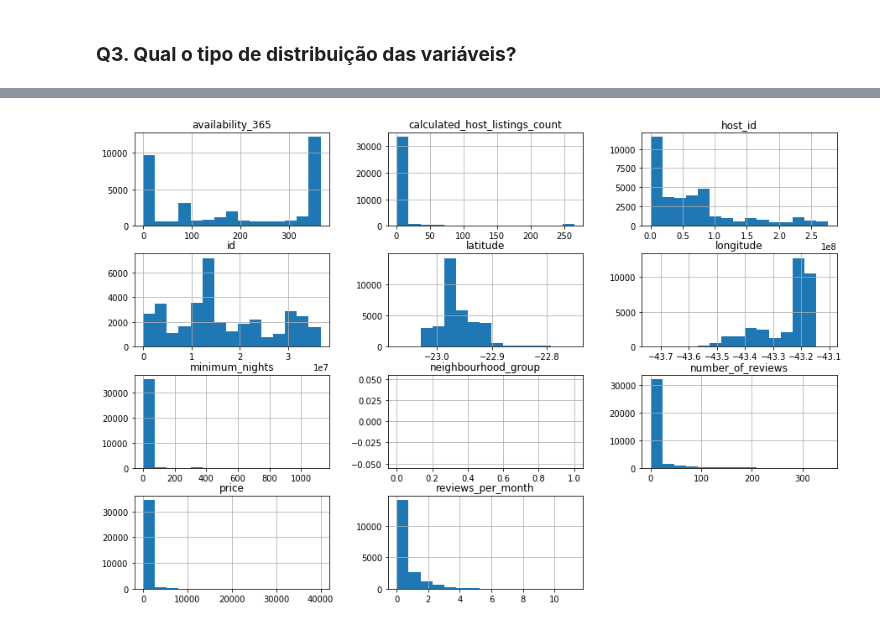
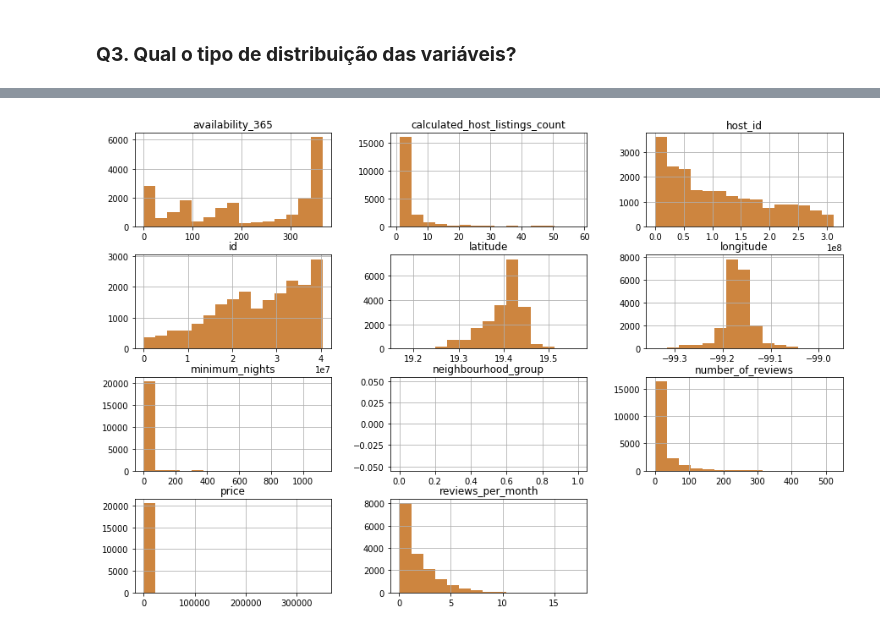
Before and after one commit to prisantos/portfolio_datascience, a Jupyter notebook: Analisando_os_Dados_do_Airbnb.ipynb, the cells around one changed output, grey strips where cells are left out. Saved outputs shown, nothing was run; the diff lists cells and outputs as text; code cells hidden in the pictures.

```diff
--- a/Analisando_os_Dados_do_Airbnb.ipynb
+++ b/Analisando_os_Dados_do_Airbnb.ipynb
@@ -28,6 +64,6 @@ import seaborn as sns
 # %%
 # importar o arquivo listings.csv para um DataFrame
-df = pd.read_csv("http://data.insideairbnb.com/brazil/rj/rio-de-janeiro/2019-07-15/visualisations/listings.csv")
+df = pd.read_csv("http://data.insideairbnb.com/mexico/df/mexico-city/2019-11-25/visualisations/listings.csv")
 # %% [markdown]
 ## Análise dos Dados
 # %% [markdown]
@@ -139,5 +262,5 @@ dtype: int64
 # %%
 # plotar o histograma das variáveis numéricas
-df.hist(bins=15, figsize=(15,10));
+df.hist(bins=15, figsize=(15,10), color = "#CD853F");
 # %% [output]
-[figure, old version]
+[figure, new version]
```
Also changed, not shown: parts of 72 cells of this notebook.
